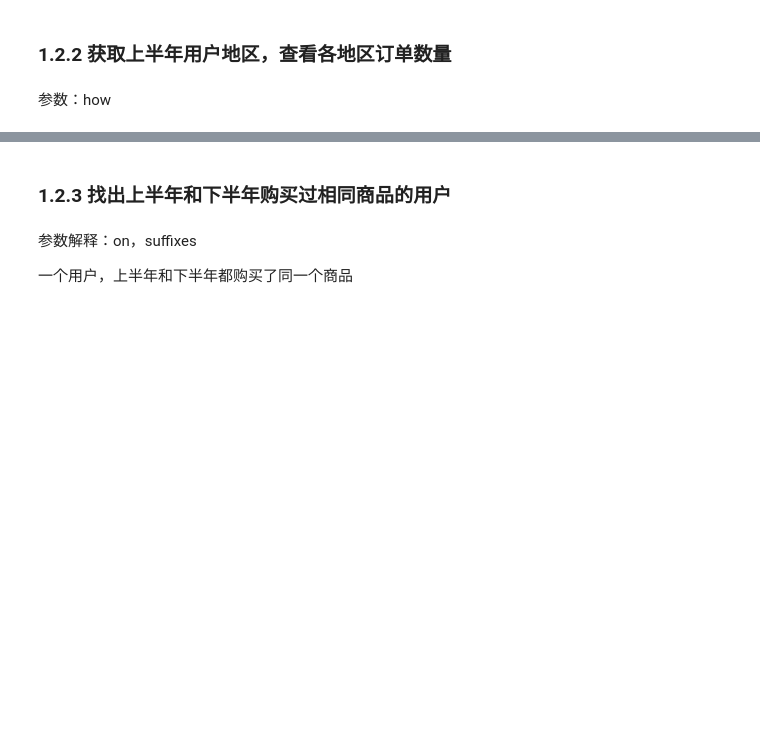
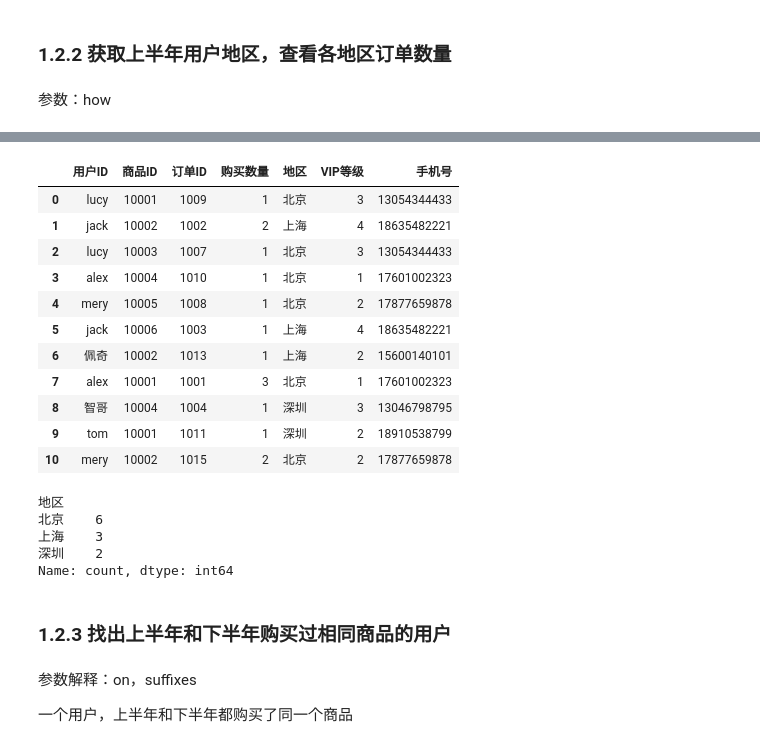
Before and after one commit to Leecoin49/StudyNote, a Jupyter notebook: LLM/AILLM_Luffy/1.Python/第20章Pandas/3.pandas高级数据处理.ipynb, the cells around one changed output, grey strips where cells are left out. Drawn from its saved outputs; the diff is of its cells as text; code cells hidden in the pictures; blank space fills up the shorter version.

```diff
--- a/LLM/AILLM_Luffy/1.Python/第20章Pandas/3.pandas高级数据处理.ipynb
+++ b/LLM/AILLM_Luffy/1.Python/第20章Pandas/3.pandas高级数据处理.ipynb
@@ -191,3 +217,29 @@ pd.merge(left=first_half_year, right=product_table)
+# %%
+pd.merge(left=first_half_year, right=user_table)
+# %% [output]
+|  | 用户ID | 商品ID | 订单ID | 购买数量 | 地区 | VIP等级 | 手机号 |
+| 0 | lucy | 10001 | 1009 | 1 | 北京 | 3 | 13054344433 |
+| 1 | jack | 10002 | 1002 | 2 | 上海 | 4 | 18635482221 |
+| 2 | lucy | 10003 | 1007 | 1 | 北京 | 3 | 13054344433 |
+| 3 | alex | 10004 | 1010 | 1 | 北京 | 1 | 17601002323 |
+| 4 | mery | 10005 | 1008 | 1 | 北京 | 2 | 17877659878 |
+| 5 | jack | 10006 | 1003 | 1 | 上海 | 4 | 18635482221 |
+| 6 | 佩奇 | 10002 | 1013 | 1 | 上海 | 2 | 15600140101 |
+| 7 | alex | 10001 | 1001 | 3 | 北京 | 1 | 17601002323 |
+| 8 | 智哥 | 10004 | 1004 | 1 | 深圳 | 3 | 13046798795 |
+| 9 | tom | 10001 | 1011 | 1 | 深圳 | 2 | 18910538799 |
+| 10 | mery | 10002 | 1015 | 2 | 北京 | 2 | 17877659878 |
+# %%
+# 'left', 'right', 'outer', 'inner' 基于列的内容
+# inner 只保留合并后列内的交集
+# outer 保留合并列内的并集
+pd.merge(left=first_half_year, right=user_table, how='inner')['地区'].value_counts()
+# %% [output]
+地区
+北京    6
+上海    3
+深圳    2
+Name: count, dtype: int64
 # %% [markdown]
 ### 1.2.3 找出上半年和下半年购买过相同商品的用户
 # %% [markdown]
```
Also changed, not shown: parts of 45 cells of this notebook, 2 other files.
